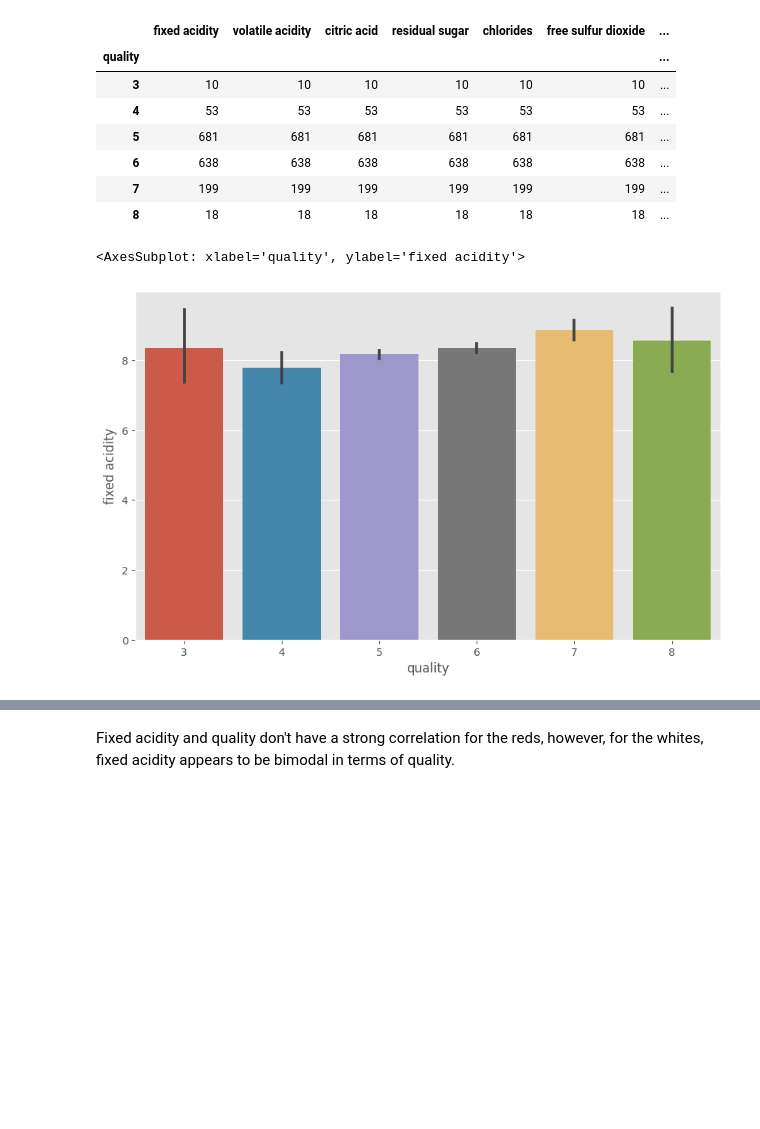
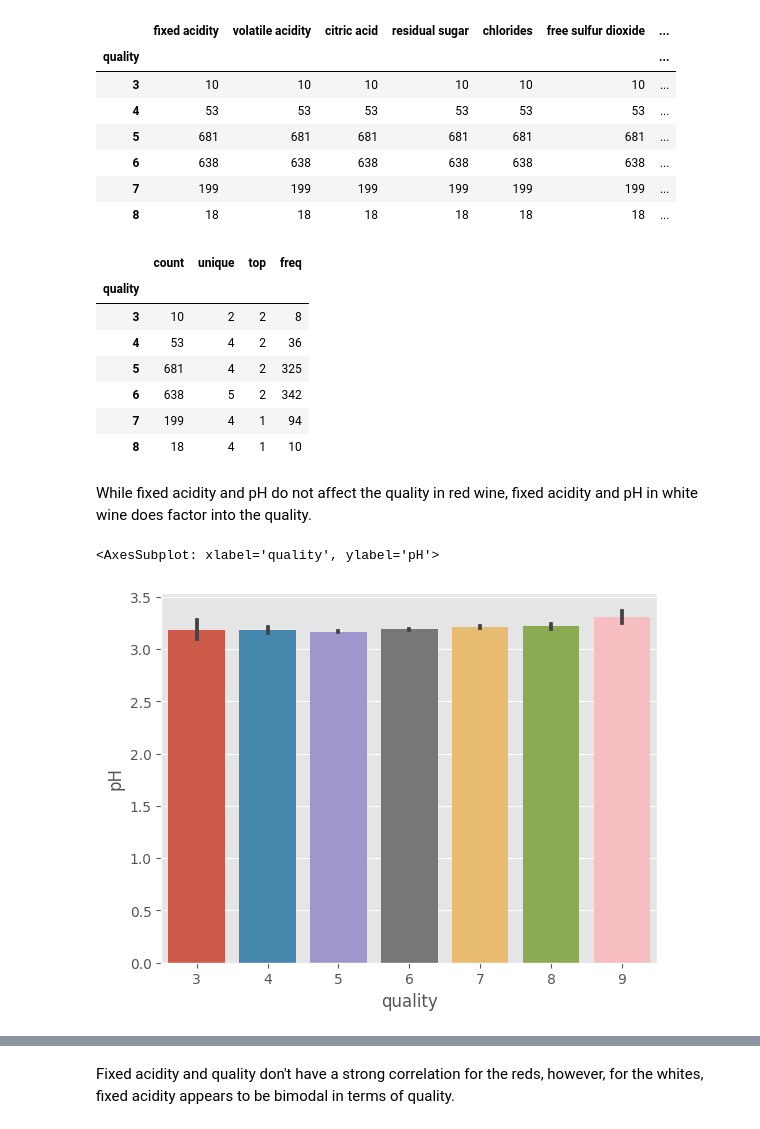
Before and after one commit to SaltyPeachcake/TableDataWarmUp, a Jupyter notebook: exploreData/DataExploration.ipynb, the cells around one changed output, grey strips where cells are left out. Saved outputs shown, nothing was run; the diff lists cells and outputs as text; code cells hidden in the pictures; blank space fills up the shorter version.

```diff
--- a/exploreData/DataExploration.ipynb
+++ b/exploreData/DataExploration.ipynb
@@ -109,13 +109,22 @@ df_groupedRed.count()
 # %%
 df_red_raw['pH_range'] = pd.cut(df_red_raw['pH'],
                                  [0,3.075,3.3,3.7,3.9,4.5],
-                                 labels=['Very High','High','Standard','Low','Very Low'])
-                                #labels=['0','1','2','3','4'])
+                                # labels=['Very High','High','Standard','Low','Very Low'])
+                                labels=['0','1','2','3','4'])
 df_groupedRed.pH_range.describe()
-
-df_groupedRed_pH = df_red_raw.groupby(['pH_range'])
-fig = plt.figure(figsize = (10,6))
-sns.barplot(x = 'quality', y = 'fixed acidity', data = df_red_raw)
 # %% [output]
-<AxesSubplot: xlabel='quality', ylabel='fixed acidity'>
-[figure, removed]
+|  | count | unique | top | freq |
+| quality |  |  |  |  |
+| 3 | 10 | 2 | 2 | 8 |
+| 4 | 53 | 4 | 2 | 36 |
+| 5 | 681 | 4 | 2 | 325 |
+| 6 | 638 | 5 | 2 | 342 |
+| 7 | 199 | 4 | 1 | 94 |
+| 8 | 18 | 4 | 1 | 10 |
+# %% [markdown]
+While fixed acidity and pH do not affect the quality in red wine, fixed acidity and pH in white wine does factor into the quality.
+# %%
+sns.barplot(x = 'quality', y = 'pH', data = df_white_raw)
+# %% [output]
+<AxesSubplot: xlabel='quality', ylabel='pH'>
+[figure, added]
```
Also changed, not shown: parts of 6 cells of this notebook.
